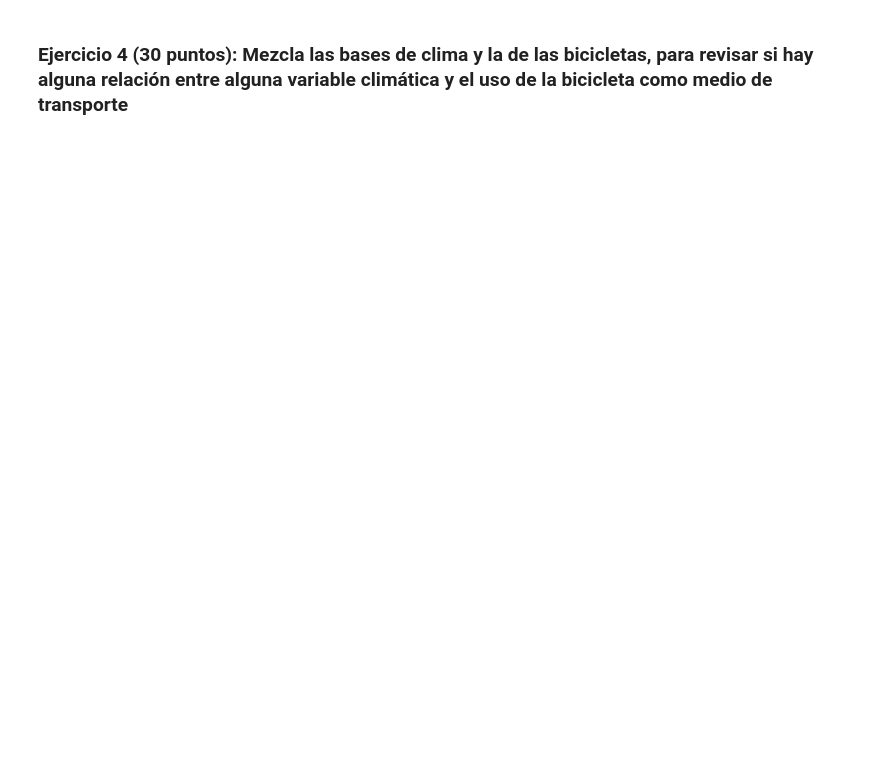
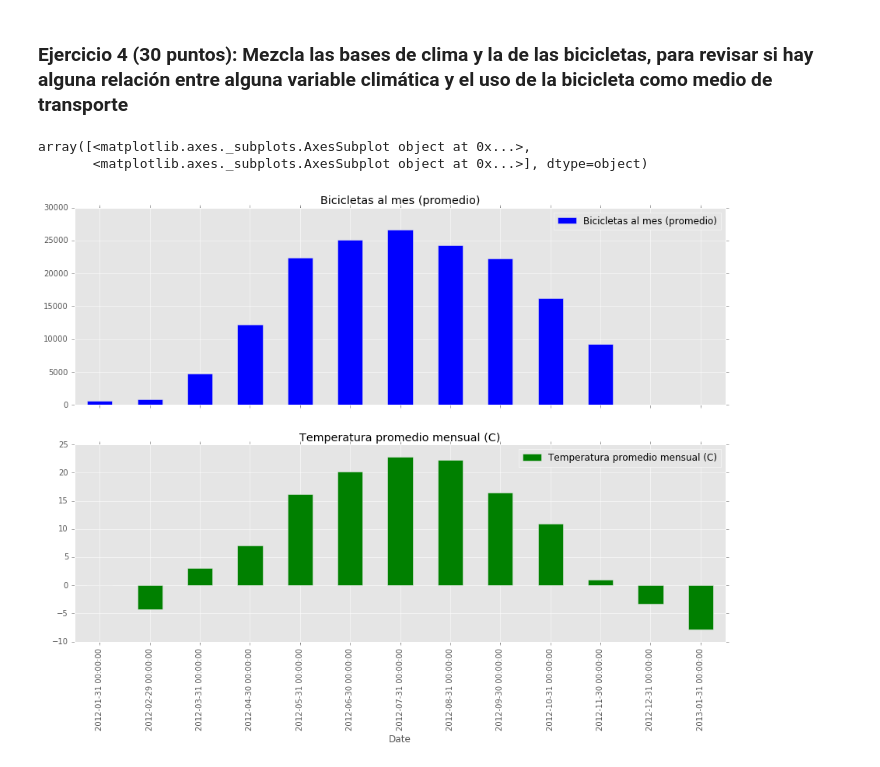
Before and after one commit to cursoRdP-unison/pandas, a Jupyter notebook: intro_pandas.ipynb, the cells around one changed output. Cells and saved outputs as stored; diff of their text form; code cells hidden in the pictures; blank space fills up the shorter version.

```diff
--- a/intro_pandas.ipynb
+++ b/intro_pandas.ipynb
@@ -215,0 +428,18 @@ pd.concat([temperatura, nevando], axis=1).plot(kind='bar', subplots=True, figsiz
+# %%
+bikes = fixed_df.copy()
+bikes["Total"] = bikes.sum(axis=1)
+
+
+
+temperatura = clima2012[u'Temp (C)'].resample('M', how=np.mean)
+
+bicicletas = bikes['Total'].resample('M', how=np.mean)
+
+bicicletas.name = "Bicicletas al mes (promedio)"
+temperatura.name = "Temperatura promedio mensual (C)"
+
+pd.concat([bicicletas, temperatura], axis=1).plot(kind='bar', subplots=True, figsize=(15, 10))
+# %% [output]
+array([<matplotlib.axes._subplots.AxesSubplot object at 0x...>,
+       <matplotlib.axes._subplots.AxesSubplot object at 0x...>], dtype=object)
+[figure, added]
```
Also changed, not shown: parts of 30 cells of this notebook, 1 other file.
